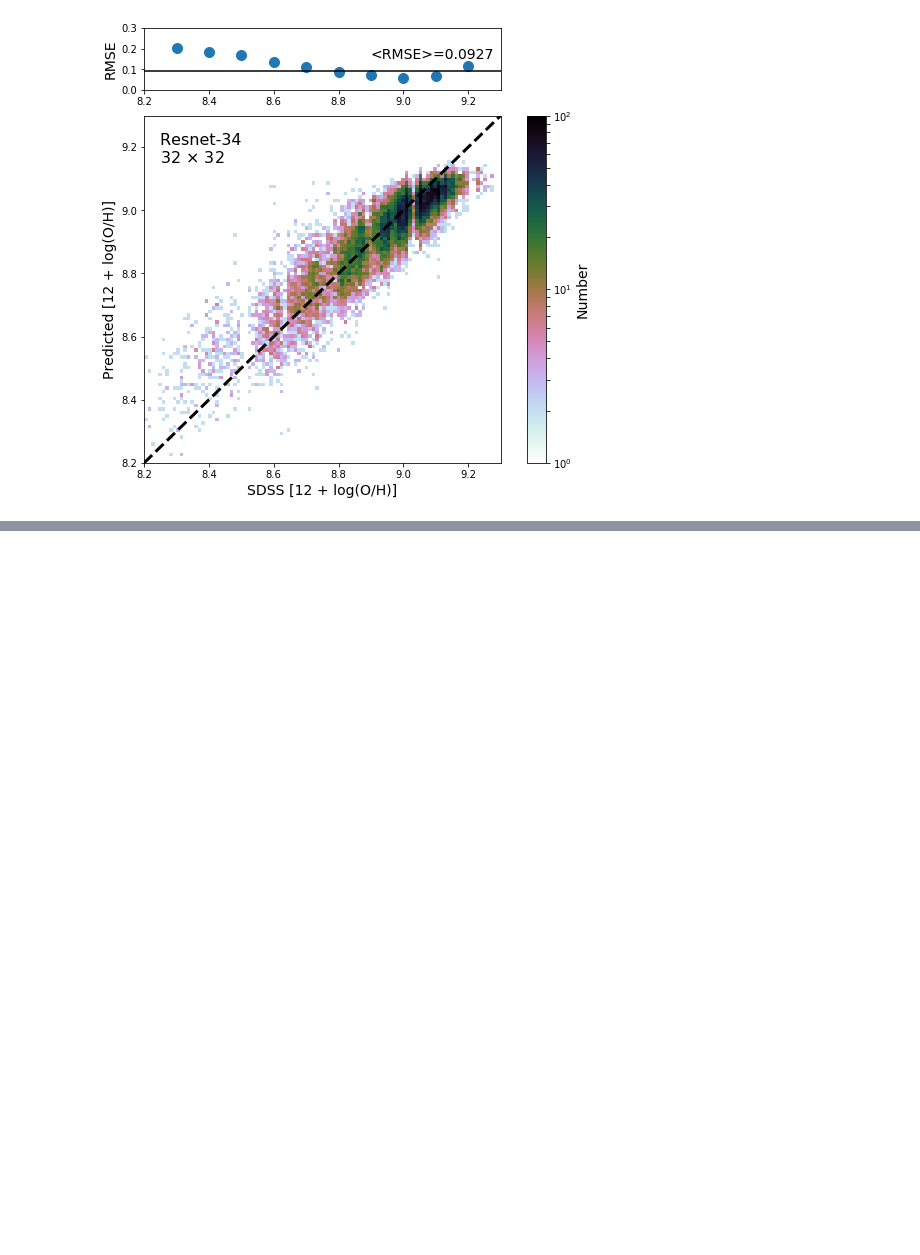
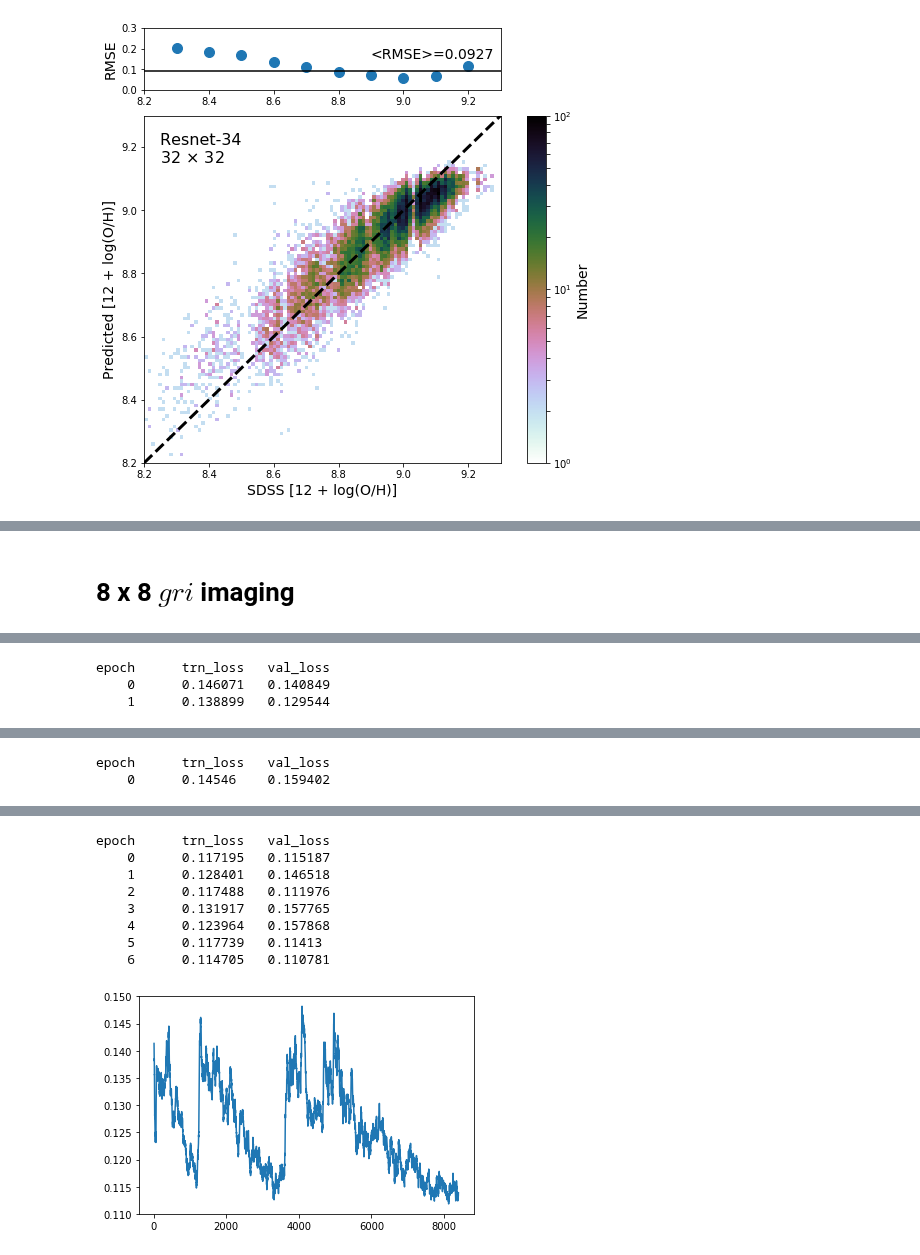
Before and after one commit to jwuphysics/galaxy-cnns, a Jupyter notebook: notebook/10. The effects of resolution.ipynb, the cells around one changed output, grey strips where cells are left out. Drawn from its saved outputs; the diff is of its cells as text; code cells hidden in the pictures; blank space fills up the shorter version.

```diff
--- a/notebook/10. The effects of resolution.ipynb
+++ b/notebook/10. The effects of resolution.ipynb
@@ -496,0 +572,24 @@ plot_comparison_with_marginals(y_test, p_test, rms_errors=rms_errors)
+# %% [markdown]
+# 8 x 8 $gri$ imaging
+# %%
+sz = 8
+bs = 128
+arch = resnet34
+# %%
+val_idxs = get_cv_idxs(n)
+data = get_data(arch, sz, bs, val_idxs=val_idxs)
+
+learn = ConvLearner.pretrained(arch, data)
+metrics = [rmse]
+learn.crit = rmse
+# %%
+lr = 1e-1
+learn.fit(lr, 2)
+
+lrs = [1e-3, 1e-2, 1e-1]
+learn.unfreeze()
+learn.fit(lr, 1)
+learn.fit(lr, 3, cycle_len=1, cycle_mult=2)
+
+learn.sched.plot_loss()
+# %% [output]
@@ -496,0 +597,3 @@ plot_comparison_with_marginals(y_test, p_test, rms_errors=rms_errors)
+epoch      trn_loss   val_loss
+    0      0.146071   0.140849
+    1      0.138899   0.129544
@@ -496,0 +601,2 @@ plot_comparison_with_marginals(y_test, p_test, rms_errors=rms_errors)
+epoch      trn_loss   val_loss
+    0      0.14546    0.159402
@@ -496,0 +604,9 @@ plot_comparison_with_marginals(y_test, p_test, rms_errors=rms_errors)
+epoch      trn_loss   val_loss
+    0      0.117195   0.115187
+    1      0.128401   0.146518
+    2      0.117488   0.111976
+    3      0.131917   0.157765
+    4      0.123964   0.157868
+    5      0.117739   0.11413
+    6      0.114705   0.110781
+[figure, added]
```
Also changed, not shown: parts of 42 cells of this notebook, 8 other files.
